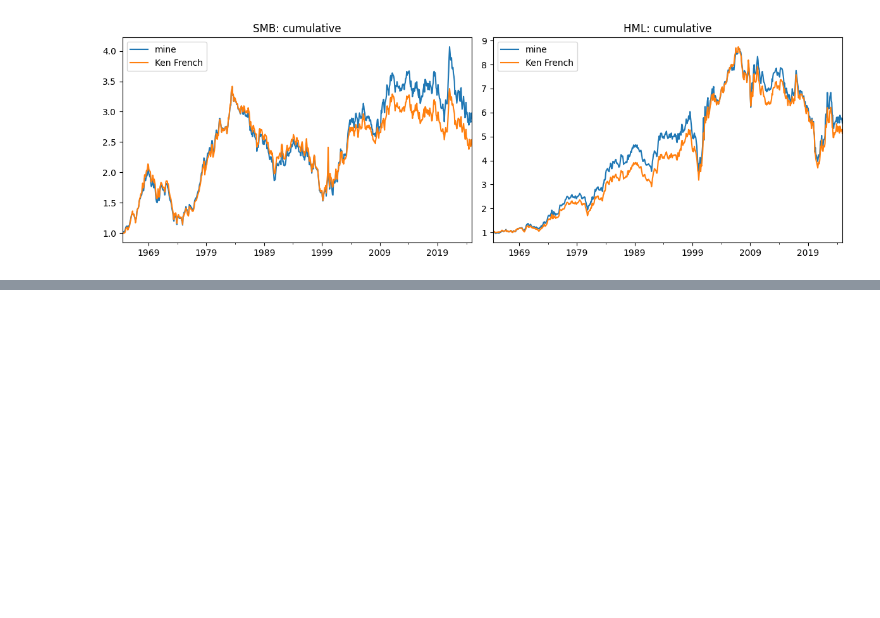
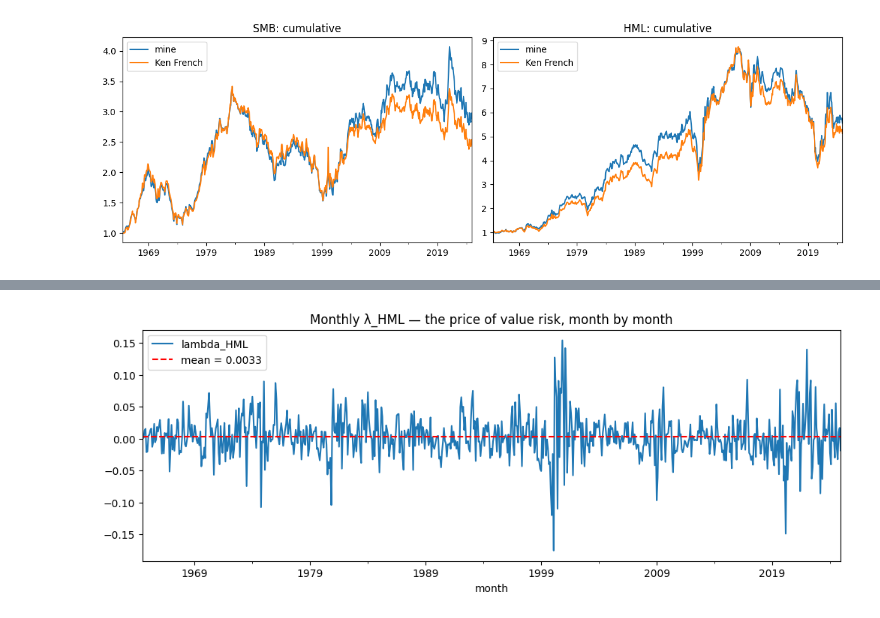
Before and after one commit to pbathuri/regime-factor-zoo, a Jupyter notebook: notebooks/5_path_a_phase1_data_construction.ipynb, the cells around one changed output, grey strips where cells are left out. Saved outputs shown, nothing was run; the diff lists cells and outputs as text; code cells hidden in the pictures; blank space fills up the shorter version.

```diff
--- a/notebooks/5_path_a_phase1_data_construction.ipynb
+++ b/notebooks/5_path_a_phase1_data_construction.ipynb
@@ -618,0 +911,9 @@ WIN CONDITION: both > 0.95
+# %%
+"""AI gen"""
+
+lambda_df["lambda_HML"].plot(figsize=(12, 4), title="Monthly λ_HML — the price of value risk, month by month")
+plt.axhline(lambda_df["lambda_HML"].mean(), color="red", linestyle="--", label=f"mean = {lambda_df['lambda_HML'].mean():.4f}")
+plt.legend()
+plt.show()
+# %% [output]
+[figure, added]
```
Also changed, not shown: parts of 29 cells of this notebook, 7 other files.
